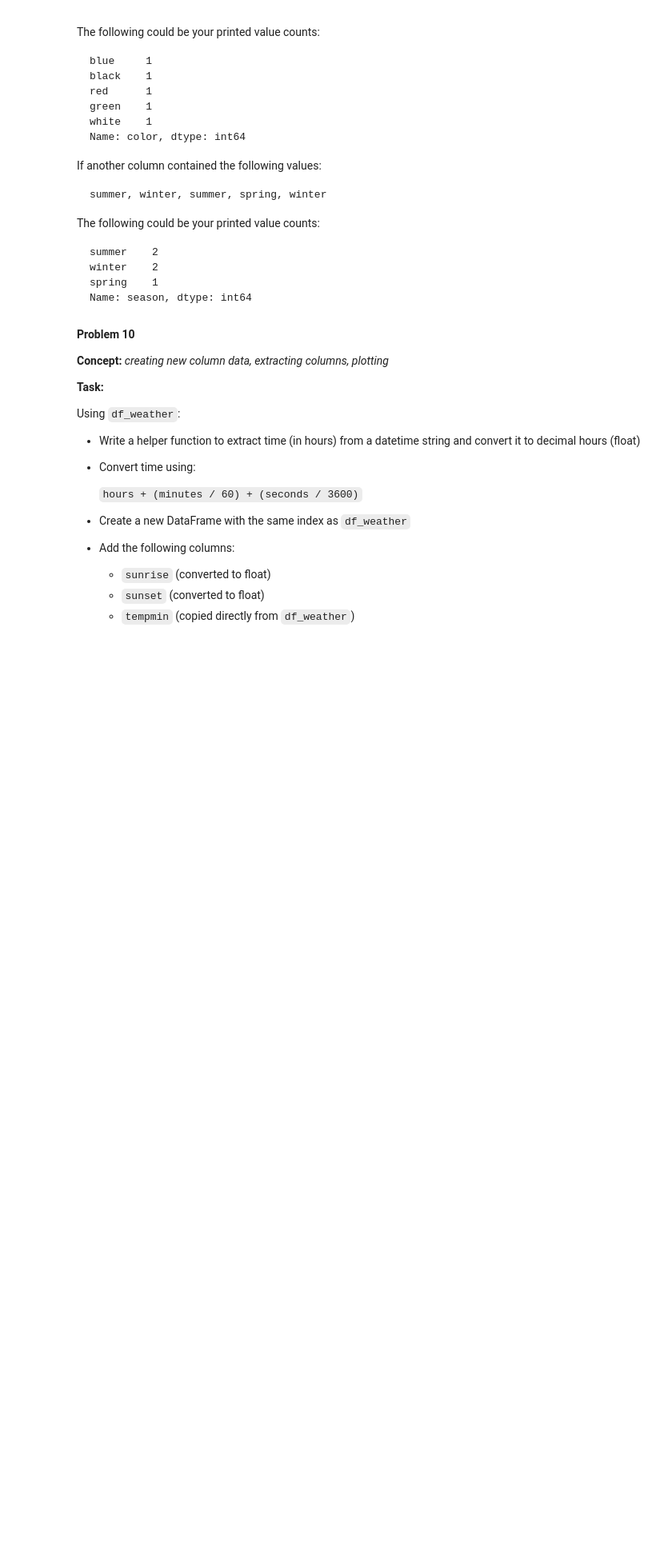
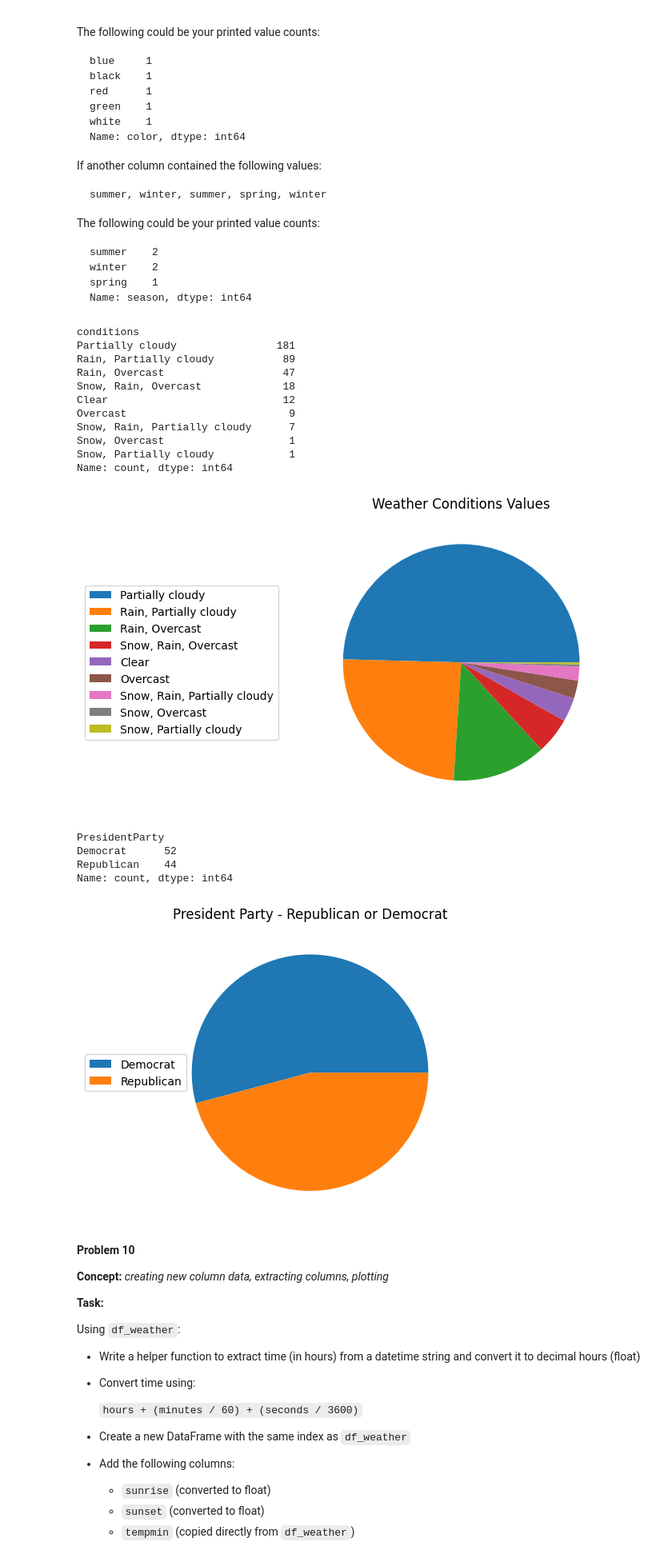
Before and after one commit to kamila-kydykova/homework, a Jupyter notebook: week-10/homework.ipynb, the cells around one changed output. Shown at 80% size. Saved outputs shown, nothing was run; the diff lists cells and outputs as text; code cells hidden in the pictures; blank space fills up the shorter version.

```diff
--- a/week-10/homework.ipynb
+++ b/week-10/homework.ipynb
@@ -364,3 +469,54 @@ Name: season, dtype: int64
+# %%
+# Your Solution
+
+
+conditions_value_counts = df_weather['conditions'].value_counts()
+
+print(conditions_value_counts)
+
+_, axes = plt.subplots()
+
+wedges, texts = axes.pie(conditions_value_counts)
+
+axes.legend(wedges, labels=conditions_value_counts.index,loc="center right", bbox_to_anchor=(-0.1, 0.5))
+
+plt.title("Weather Conditions Values")
+
+plt.show()
+
+
+
+party_value_counts = df_econ_data['PresidentParty'].value_counts()
+
+print(party_value_counts)
+
+_, axes = plt.subplots()
+
+wedges, texts = axes.pie(party_value_counts)
+
+axes.legend(wedges, labels = party_value_counts.index, loc="center right", bbox_to_anchor = (0.1, 0.5))
+
+plt.title("President Party - Republican or Democrat")
+
+plt.show()
+# %% [output]
+conditions
+Partially cloudy                181
+Rain, Partially cloudy           89
+Rain, Overcast                   47
+Snow, Rain, Overcast             18
+Clear                            12
+Overcast                          9
+Snow, Rain, Partially cloudy      7
+Snow, Overcast                    1
+Snow, Partially cloudy            1
+Name: count, dtype: int64
+[figure, added]
+PresidentParty
+Democrat      52
+Republican    44
+Name: count, dtype: int64
+[figure, added]
 # %% [markdown]
 **Problem 10**
 
```
Also changed, not shown: parts of 13 cells of this notebook.
